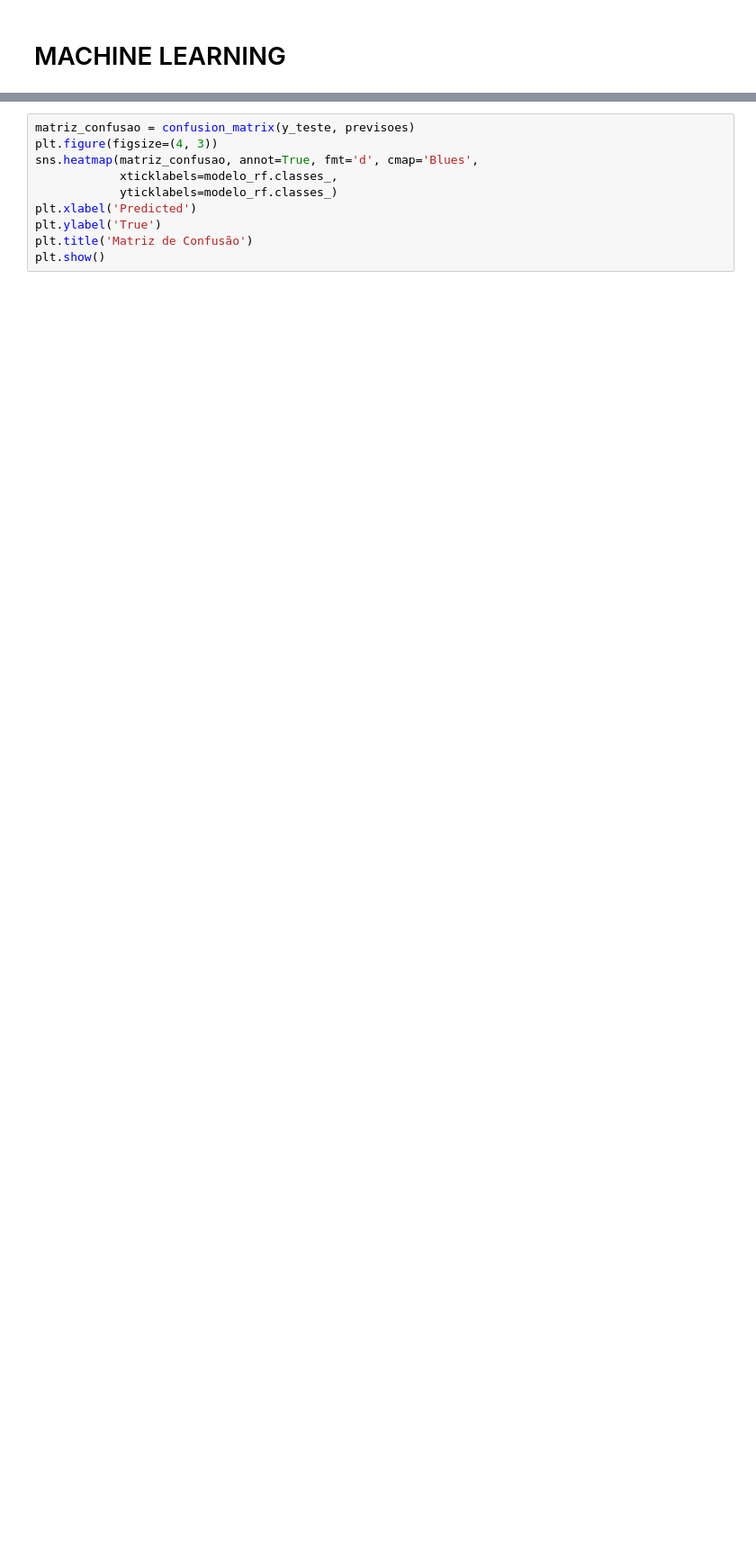
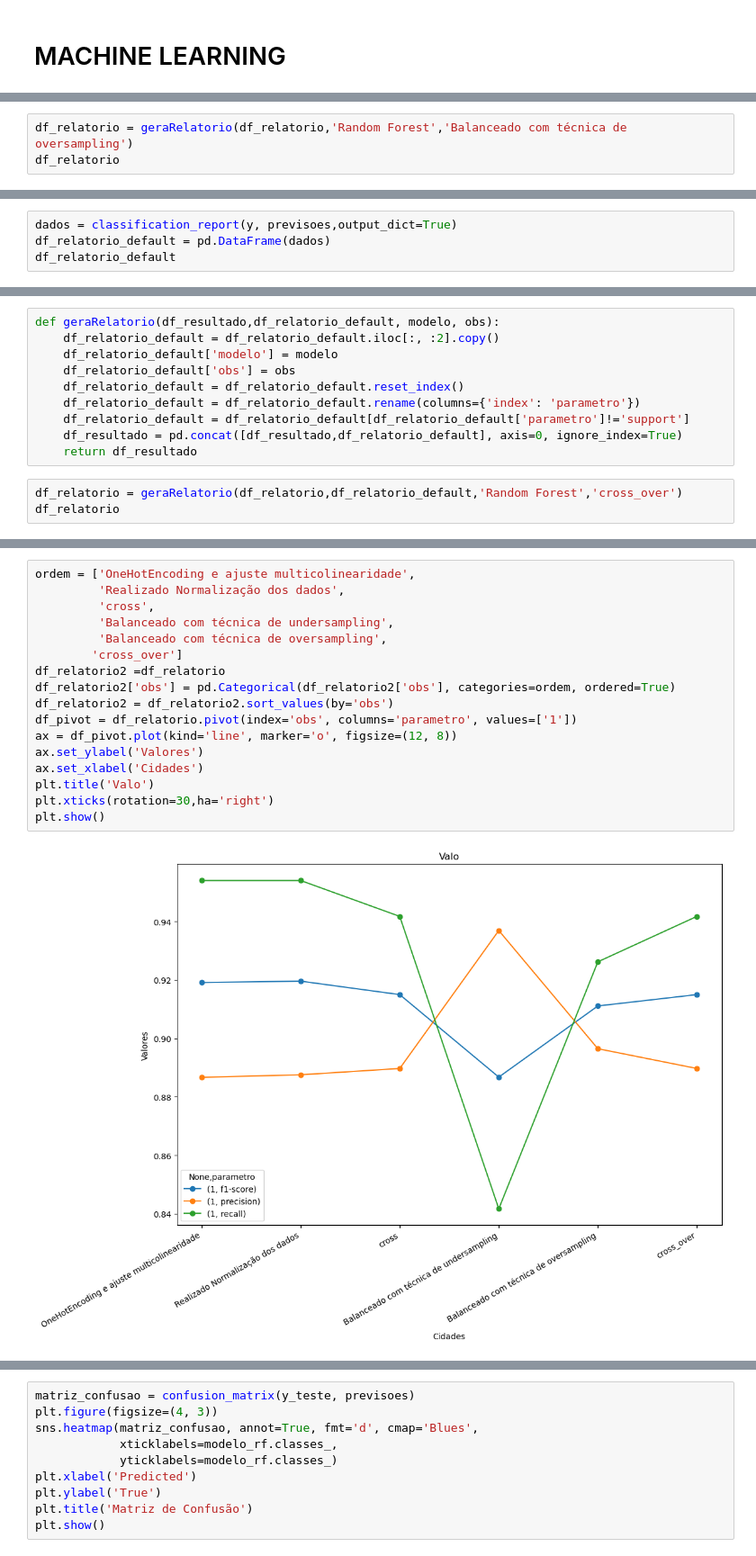
Before and after one commit to JuniorNS96/TCC, a Jupyter notebook: main.ipynb, the cells around one changed output, grey strips where cells are left out. Shown at 90% size. Drawn from its saved outputs; the diff is of its cells as text; blank space fills up the shorter version.

Commit message:
ajustado ordem dos algoritmos de machine learning

```diff
--- a/main.ipynb
+++ b/main.ipynb
@@ -1432,0 +1488,3 @@ weighted avg       0.87      0.88      0.87      1318
+# %%
+df_relatorio = geraRelatorio(df_relatorio,'Random Forest','Balanceado com técnica de oversampling')
+df_relatorio
@@ -1432,0 +1545,4 @@ weighted avg       0.87      0.88      0.87      1318
+# %%
+dados = classification_report(y, previsoes,output_dict=True)
+df_relatorio_default = pd.DataFrame(dados)
+df_relatorio_default
@@ -1432,0 +1555,13 @@ weighted avg       0.87      0.88      0.87      1318
+# %%
+def geraRelatorio(df_resultado,df_relatorio_default, modelo, obs):
+    df_relatorio_default = df_relatorio_default.iloc[:, :2].copy()
+    df_relatorio_default['modelo'] = modelo
+    df_relatorio_default['obs'] = obs
+    df_relatorio_default = df_relatorio_default.reset_index()
+    df_relatorio_default = df_relatorio_default.rename(columns={'index': 'parametro'})
+    df_relatorio_default = df_relatorio_default[df_relatorio_default['parametro']!='support']
+    df_resultado = pd.concat([df_resultado,df_relatorio_default], axis=0, ignore_index=True)
+    return df_resultado
+# %%
+df_relatorio = geraRelatorio(df_relatorio,df_relatorio_default,'Random Forest','cross_over')
+df_relatorio
@@ -1432,0 +1586,19 @@ weighted avg       0.87      0.88      0.87      1318
+# %%
+ordem = ['OneHotEncoding e ajuste multicolinearidade',
+         'Realizado Normalização dos dados',
+         'cross',
+         'Balanceado com técnica de undersampling',
+         'Balanceado com técnica de oversampling',
+        'cross_over']
+df_relatorio2 =df_relatorio
+df_relatorio2['obs'] = pd.Categorical(df_relatorio2['obs'], categories=ordem, ordered=True)
+df_relatorio2 = df_relatorio2.sort_values(by='obs')
+df_pivot = df_relatorio.pivot(index='obs', columns='parametro', values=['1'])
+ax = df_pivot.plot(kind='line', marker='o', figsize=(12, 8))
+ax.set_ylabel('Valores')
+ax.set_xlabel('Cidades')
+plt.title('Valo')
+plt.xticks(rotation=30,ha='right')
+plt.show()
+# %% [output]
+[figure, added]
```
Also changed, not shown: parts of 58 cells of this notebook.
